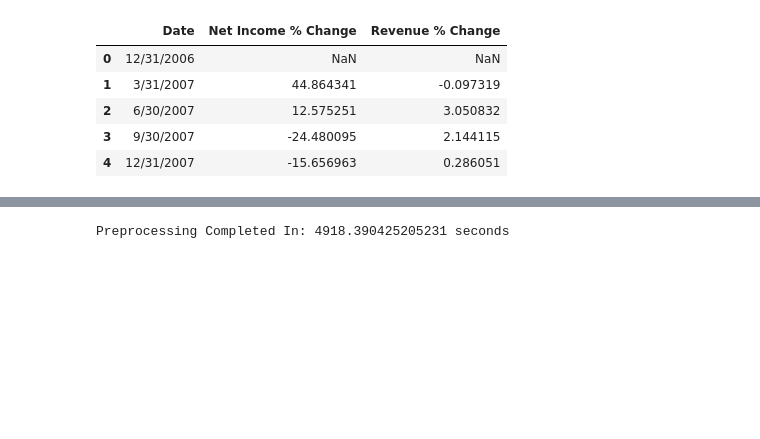
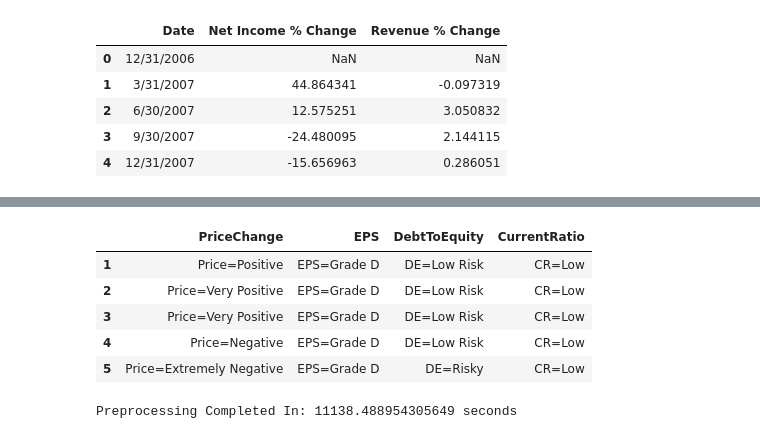
Before and after one commit to Montclair1/TelecomStockSelector, a Jupyter notebook: Verizon_Financials_PreProcessing.ipynb, the cells around one changed output, grey strips where cells are left out. Cells and saved outputs as stored; diff of their text form; code cells hidden in the pictures; blank space fills up the shorter version.

```diff
--- a/Verizon_Financials_PreProcessing.ipynb
+++ b/Verizon_Financials_PreProcessing.ipynb
@@ -207,6 +237,26 @@ data1final.style.applymap(highlight_cols, subset=pd.IndexSlice[:, ['Log Normal S
+# %%
+# Create file for categorical data only
+# We need to experiment with varying these parameters for results (removing columns)
+CatData = data1final.filter(['PriceChange'], axis=1)
+CatData['PriceChange'] = data1final['LN Price Change']
+#CatData['PE Ratio'] = data1final['PE Category']
+CatData['EPS'] = data1final['EPS Category']
+CatData['DebtToEquity'] = data1final['DebtToEquityCategory']
+CatData['CurrentRatio'] = data1final['Current Ratio Category']
+#CatData['QuickRatio'] = data1final['QuickRatioCategory']
+CatData.head()
+# %% [output]
+|  | PriceChange | EPS | DebtToEquity | CurrentRatio |
+| 1 | Price=Positive | EPS=Grade D | DE=Low Risk | CR=Low |
+| 2 | Price=Very Positive | EPS=Grade D | DE=Low Risk | CR=Low |
+| 3 | Price=Very Positive | EPS=Grade D | DE=Low Risk | CR=Low |
+| 4 | Price=Negative | EPS=Grade D | DE=Low Risk | CR=Low |
+| 5 | Price=Extremely Negative | EPS=Grade D | DE=Risky | CR=Low |
 # %%
 #export to csv
 data1final.to_csv('VerizonPreProcessed.csv')
+# export categorical data
+CatData.to_csv('VerizonCat.csv')
 print("Preprocessing Completed In: %s seconds" % (time.time() - start_time))
 # %% [output]
-Preprocessing Completed In: 4918.390425205231 seconds
+Preprocessing Completed In: 11138.488954305649 seconds
```
Also changed, not shown: parts of 6 cells of this notebook, 3 other files.
